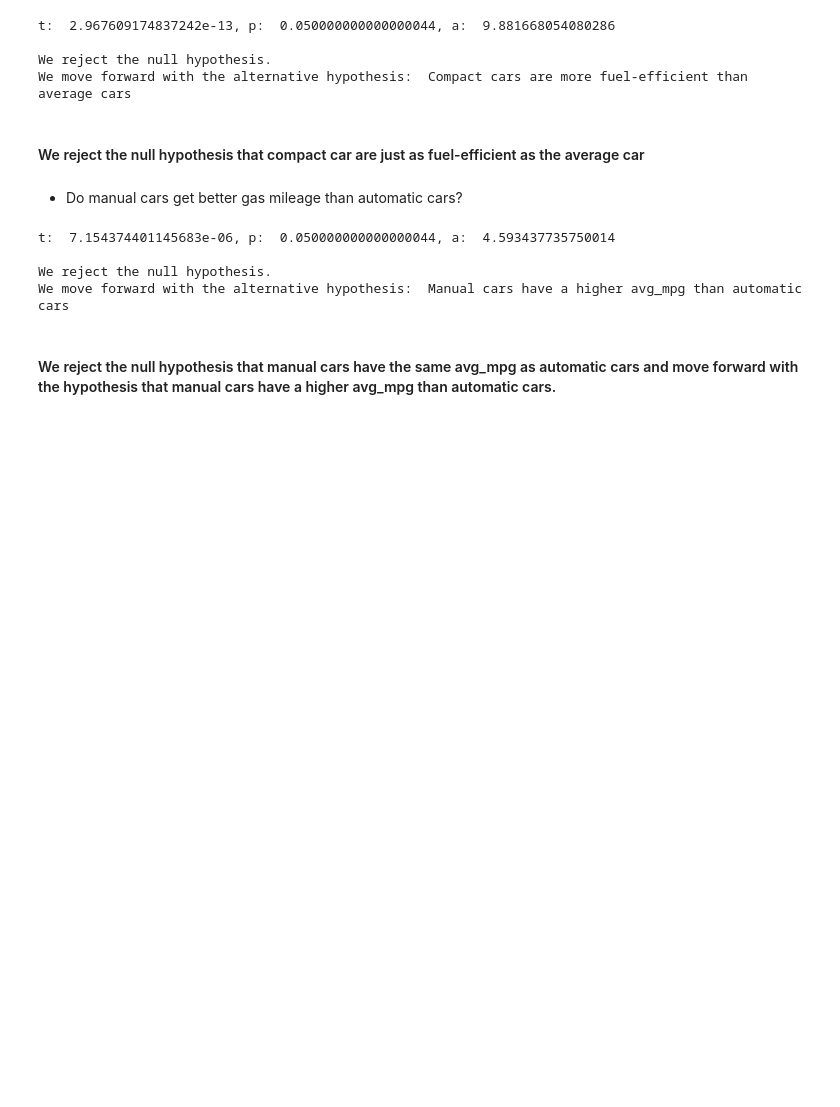
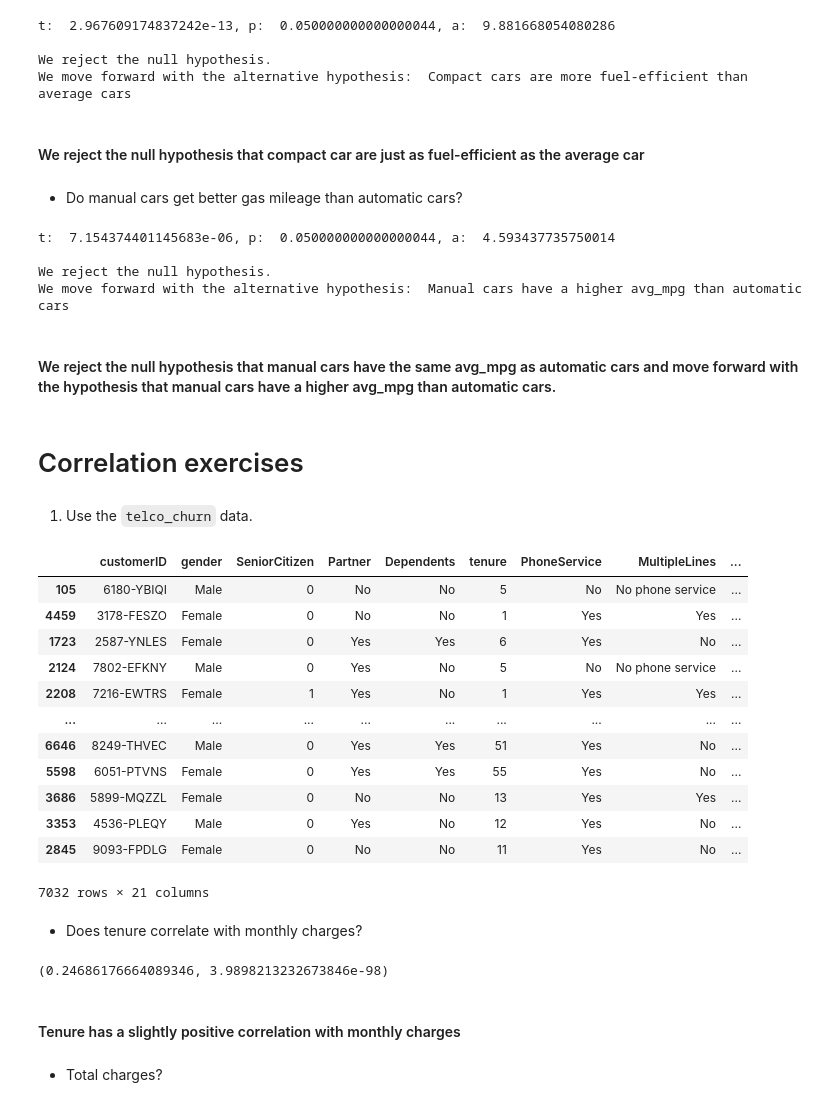
Before and after one commit to david-ryan-alviola/statistics-exercises, a Jupyter notebook: hypothesis_testing.ipynb, the cells around one changed output. Cells and saved outputs as stored; diff of their text form; code cells hidden in the pictures; blank space fills up the shorter version.

Commit message:
Completed correlation exercises

```diff
--- a/hypothesis_testing.ipynb
+++ b/hypothesis_testing.ipynb
@@ -153,3 +149,42 @@ We reject the null hypothesis.
 We move forward with the alternative hypothesis:  Manual cars have a higher avg_mpg than automatic cars
 # %% [markdown]
 #### We reject the null hypothesis that manual cars have the same avg_mpg as automatic cars and move forward with the hypothesis that manual cars have a higher avg_mpg than automatic cars.
+# %% [markdown]
+# Correlation exercises
+# %% [markdown]
+1. Use the `telco_churn` data.
+# %%
+telco_churn = pd.read_csv(data_path + "/Cust_Churn_Telco.csv")
+
+# Clean the data
+telco_churn.TotalCharges.replace(" ", np.nan, inplace = True)
+telco_churn.dropna(inplace = True)
+telco_churn.sort_values("TotalCharges")
+# %% [output]
+|  | customerID | gender | SeniorCitizen | Partner | Dependents | tenure | PhoneService | MultipleLines | ... |
+| 105 | 6180-YBIQI | Male | 0 | No | No | 5 | No | No phone service | ... |
+| 4459 | 3178-FESZO | Female | 0 | No | No | 1 | Yes | Yes | ... |
+| 1723 | 2587-YNLES | Female | 0 | Yes | Yes | 6 | Yes | No | ... |
+| 2124 | 7802-EFKNY | Male | 0 | Yes | No | 5 | No | No phone service | ... |
+| 2208 | 7216-EWTRS | Female | 1 | Yes | No | 1 | Yes | Yes | ... |
+| ... | ... | ... | ... | ... | ... | ... | ... | ... | ... |
+| 6646 | 8249-THVEC | Male | 0 | Yes | Yes | 51 | Yes | No | ... |
+| 5598 | 6051-PTVNS | Female | 0 | Yes | Yes | 55 | Yes | No | ... |
+| 3686 | 5899-MQZZL | Female | 0 | No | No | 13 | Yes | Yes | ... |
+| 3353 | 4536-PLEQY | Male | 0 | Yes | No | 12 | Yes | No | ... |
+| 2845 | 9093-FPDLG | Female | 0 | No | No | 11 | Yes | No | ... |
+7032 rows × 21 columns
+# %% [markdown]
+* Does tenure correlate with monthly charges?
+# %%
+x = telco_churn.tenure
+y = telco_churn.MonthlyCharges
+
+corr, p = stats.pearsonr(x, y)
+corr, p
+# %% [output]
+(0.24686176664089346, 3.9898213232673846e-98)
+# %% [markdown]
+#### Tenure has a slightly positive correlation with monthly charges
+# %% [markdown]
+* Total charges?
```
Also changed, not shown: parts of 25 cells of this notebook.
